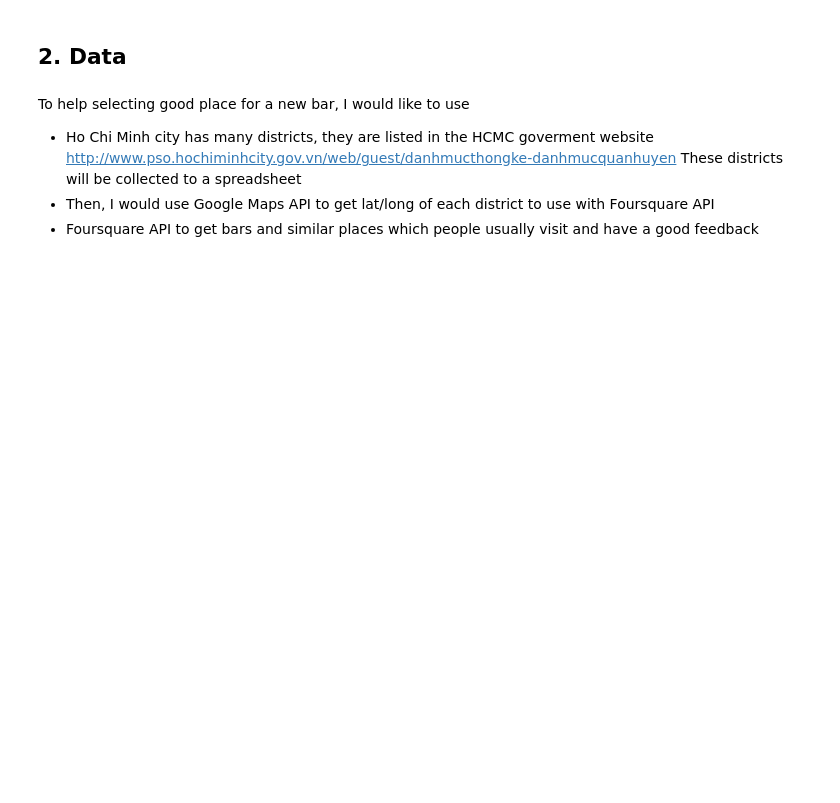
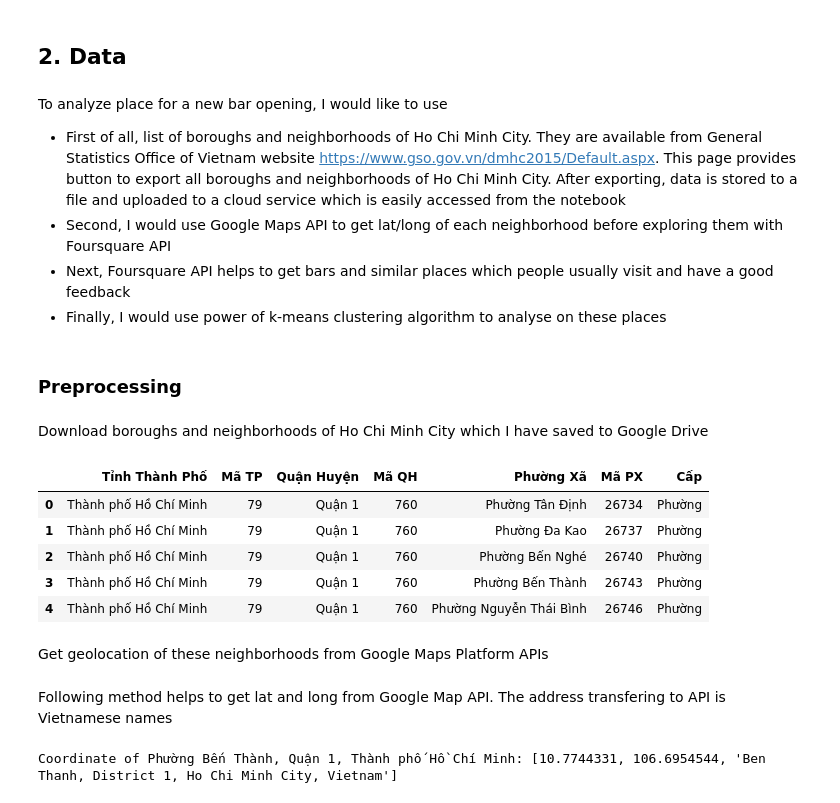
Before and after one commit to hailongnk/Coursera_Capstone, a Jupyter notebook: bar_in_ho_chi_minh_city.ipynb, the cells around one changed output. Drawn from its saved outputs; the diff is of its cells as text; code cells hidden in the pictures; blank space fills up the shorter version.

```diff
--- a/bar_in_ho_chi_minh_city.ipynb
+++ b/bar_in_ho_chi_minh_city.ipynb
@@ -7,7 +11,12 @@ My friends are planning to start new business in Ho Chi Minh city. They would li
 # %% [markdown]
 ## 2. Data
 # %% [markdown]
-To help selecting good place for a new bar, I would like to use
-* Ho Chi Minh city has many districts, they are listed in the HCMC goverment website http://www.pso.hochiminhcity.gov.vn/web/guest/danhmucthongke-danhmucquanhuyen These districts will be collected to a spreadsheet
-* Then, I would use Google Maps API to get lat/long of each district to use with Foursquare API
-* Foursquare API to get bars and similar places which people usually visit and have a good feedback
+To analyze place for a new bar opening, I would like to use
+* First of all, list of boroughs and neighborhoods of Ho Chi Minh City. They are available from General Statistics Office of Vietnam website https://www.gso.gov.vn/dmhc2015/Default.aspx. This page provides button to export all boroughs and neighborhoods of Ho Chi Minh City. After exporting, data is stored to a file and uploaded to a cloud service which is easily  accessed from the notebook
+* Second, I would use Google Maps API to get lat/long of each neighborhood before exploring them with Foursquare API
+* Next, Foursquare API helps to get bars and similar places which people usually visit and have a good feedback
+* Finally, I would use power of k-means clustering algorithm to analyse on these places
+# %% [markdown]
+### Preprocessing
+# %% [markdown]
+Download boroughs and neighborhoods of Ho Chi Minh City which I have saved to Google Drive
@@ -13,0 +25,15 @@ To help selecting good place for a new bar, I would like to use
+# %%
+import pandas as pd
+import numpy as np
+
+dataset = pd.read_csv("hcmc_data.csv")
+dataset.head()
+# %% [output]
+|  | Tỉnh Thành Phố | Mã TP | Quận Huyện | Mã QH | Phường Xã | Mã PX | Cấp |
+| 0 | Thành phố Hồ Chí Minh | 79 | Quận 1 | 760 | Phường Tân Định | 26734 | Phường |
+| 1 | Thành phố Hồ Chí Minh | 79 | Quận 1 | 760 | Phường Đa Kao | 26737 | Phường |
+| 2 | Thành phố Hồ Chí Minh | 79 | Quận 1 | 760 | Phường Bến Nghé | 26740 | Phường |
+| 3 | Thành phố Hồ Chí Minh | 79 | Quận 1 | 760 | Phường Bến Thành | 26743 | Phường |
+| 4 | Thành phố Hồ Chí Minh | 79 | Quận 1 | 760 | Phường Nguyễn Thái Bình | 26746 | Phường |
+# %% [markdown]
+Get geolocation of these neighborhoods from Google Maps Platform APIs
@@ -13,0 +43,25 @@ To help selecting good place for a new bar, I would like to use
+# %% [markdown]
+Following method helps to get lat and long from Google Map API. The address transfering to API is Vietnamese names
+# %%
+import requests
+
+def get_coordinates(api_key, address, verbose=False):
+    try:
+        url = 'https://maps.googleapis.com/maps/api/geocode/json?key={}&address={}'.format(api_key, address)
+        response = requests.get(url).json()
+        if verbose:
+            print('Google Maps API JSON result =>', response)
+        results = response['results']
+        geographical_data = results[0]['geometry']['location'] # get geographical coordinates
+        lat = geographical_data['lat']
+        lon = geographical_data['lng']
+        fmt_name = results[0]["formatted_address"]
+        return [lat, lon, fmt_name]
+    except:
+        return [None, None]
+
+address = 'Phường Bến Thành, Quận 1, Thành phố Hồ Chí Minh'
+address_coor = get_coordinates(google_map_api_key, address)
+print('Coordinate of {}: {}'.format(address, address_coor))
+# %% [output]
+Coordinate of Phường Bến Thành, Quận 1, Thành phố Hồ Chí Minh: [10.7744331, 106.6954544, 'Ben Thanh, District 1, Ho Chi Minh City, Vietnam']
```
Also changed, not shown: parts of 45 cells of this notebook.
